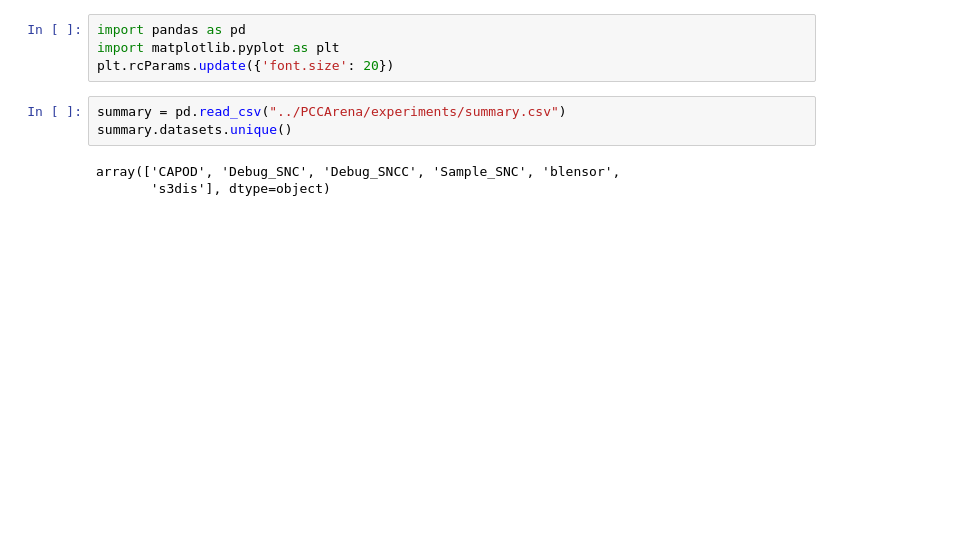
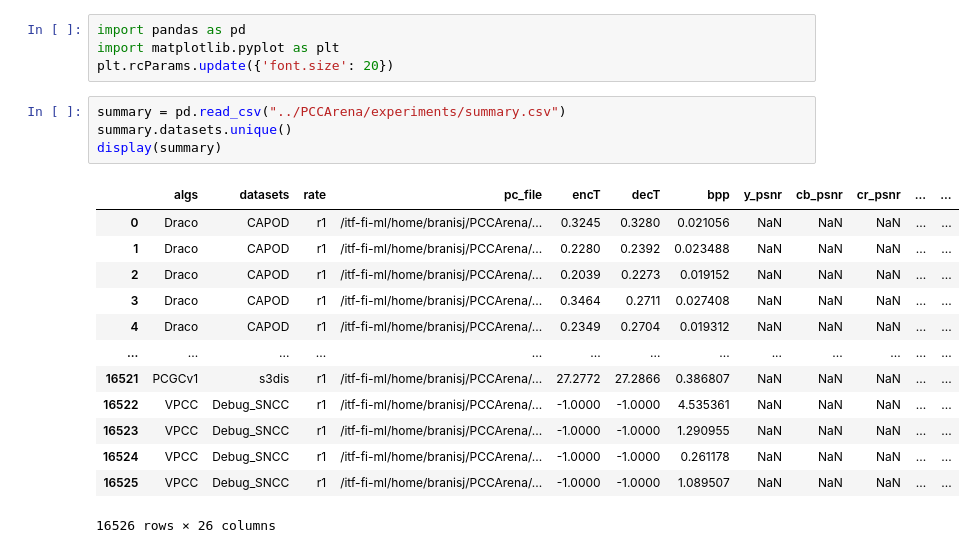
Before and after one commit to branislavjenco/thesis-code, a Jupyter notebook: pccarena_results.ipynb, the cells around one changed output. Saved outputs shown, nothing was run; the diff lists cells and outputs as text; blank space fills up the shorter version.

```diff
--- a/pccarena_results.ipynb
+++ b/pccarena_results.ipynb
@@ -5,9 +5,21 @@ plt.rcParams.update({'font.size': 20})
 # %%
 summary = pd.read_csv("../PCCArena/experiments/summary.csv")
 summary.datasets.unique()
+display(summary)
 # %% [output]
+|  | algs | datasets | rate | pc_file | encT | decT | bpp | y_psnr | cb_psnr | cr_psnr | ... | ... |
+| 0 | Draco | CAPOD | r1 | /itf-fi-ml/home/branisj/PCCArena/... | 0.3245 | 0.3280 | 0.021056 | NaN | NaN | NaN | ... | ... |
+| 1 | Draco | CAPOD | r1 | /itf-fi-ml/home/branisj/PCCArena/... | 0.2280 | 0.2392 | 0.023488 | NaN | NaN | NaN | ... | ... |
+| 2 | Draco | CAPOD | r1 | /itf-fi-ml/home/branisj/PCCArena/... | 0.2039 | 0.2273 | 0.019152 | NaN | NaN | NaN | ... | ... |
+| 3 | Draco | CAPOD | r1 | /itf-fi-ml/home/branisj/PCCArena/... | 0.3464 | 0.2711 | 0.027408 | NaN | NaN | NaN | ... | ... |
+| 4 | Draco | CAPOD | r1 | /itf-fi-ml/home/branisj/PCCArena/... | 0.2349 | 0.2704 | 0.019312 | NaN | NaN | NaN | ... | ... |
+| ... | ... | ... | ... | ... | ... | ... | ... | ... | ... | ... | ... | ... |
+| 16521 | PCGCv1 | s3dis | r1 | /itf-fi-ml/home/branisj/PCCArena/... | 27.2772 | 27.2866 | 0.386807 | NaN | NaN | NaN | ... | ... |
+| 16522 | VPCC | Debug_SNCC | r1 | /itf-fi-ml/home/branisj/PCCArena/... | -1.0000 | -1.0000 | 4.535361 | NaN | NaN | NaN | ... | ... |
+| 16523 | VPCC | Debug_SNCC | r1 | /itf-fi-ml/home/branisj/PCCArena/... | -1.0000 | -1.0000 | 1.290955 | NaN | NaN | NaN | ... | ... |
+| 16524 | VPCC | Debug_SNCC | r1 | /itf-fi-ml/home/branisj/PCCArena/... | -1.0000 | -1.0000 | 0.261178 | NaN | NaN | NaN | ... | ... |
+| 16525 | VPCC | Debug_SNCC | r1 | /itf-fi-ml/home/branisj/PCCArena/... | -1.0000 | -1.0000 | 1.089507 | NaN | NaN | NaN | ... | ... |
-array(['CAPOD', 'Debug_SNC', 'Debug_SNCC', 'Sample_SNC', 'blensor',
-       's3dis'], dtype=object)
+16526 rows × 26 columns
 # %%
 # try to recreate the metric/bpp graphs from the paper
 # ACD to BPP per algorithm
```
Also changed, not shown: parts of 2 cells of this notebook.
